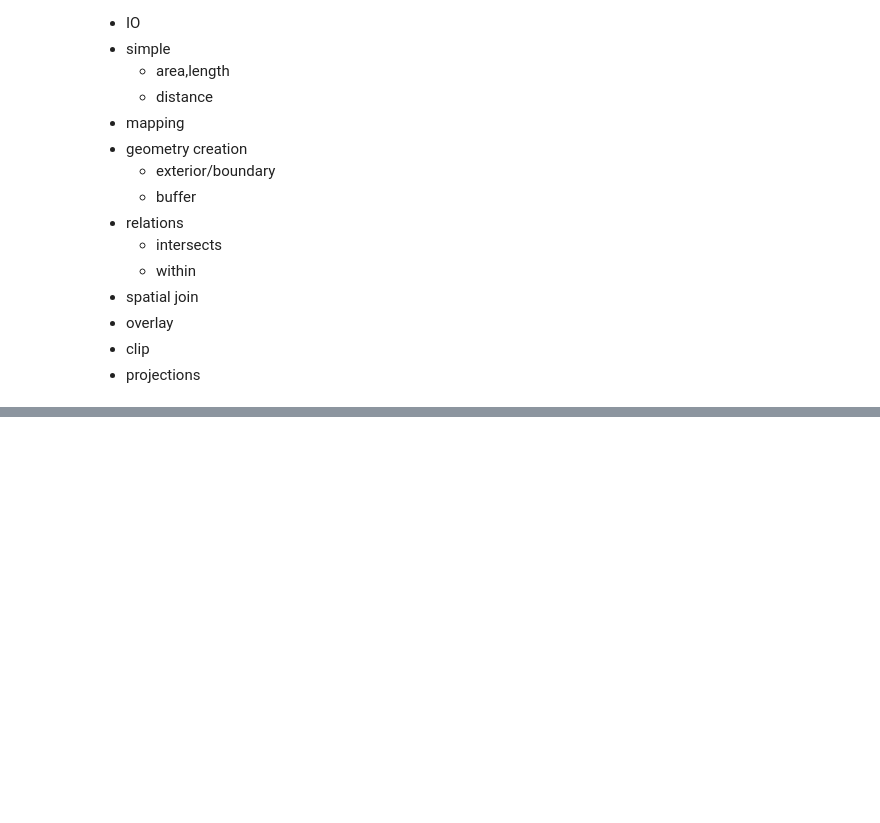
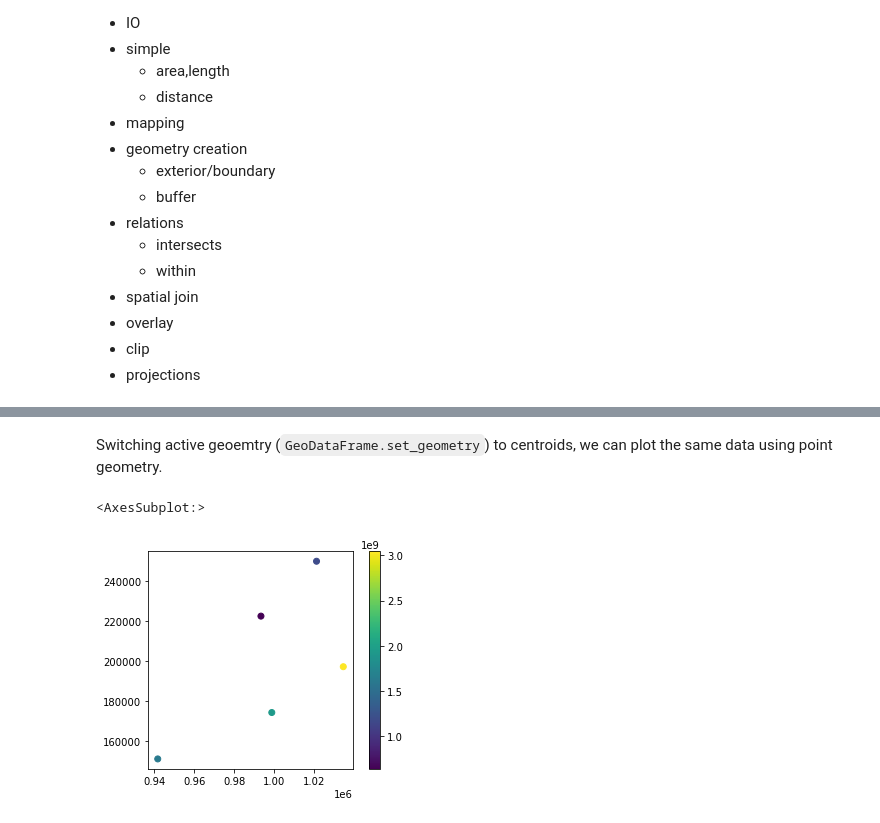
Before and after one commit to geopandas/geopandas, a Jupyter notebook: doc/source/getting_started/introduction.ipynb, the cells around one changed output, grey strips where cells are left out. Cells and saved outputs as stored; diff of their text form; code cells hidden in the pictures; blank space fills up the shorter version.

```diff
--- a/doc/source/getting_started/introduction.ipynb
+++ b/doc/source/getting_started/introduction.ipynb
@@ -34,0 +135,8 @@ The core data structure in GeoPandas is `geopandas.GeoDataFrame`, which is a sub
+# %% [markdown]
+Switching active geoemtry (`GeoDataFrame.set_geometry`) to centroids, we can plot the same data using point geometry.
+# %%
+gdf = gdf.set_geometry("centroid")
+gdf.plot("area", legend=True)
+# %% [output]
+<AxesSubplot:>
+[figure, added]
```
Also changed, not shown: parts of 14 cells of this notebook, 3 other files.
